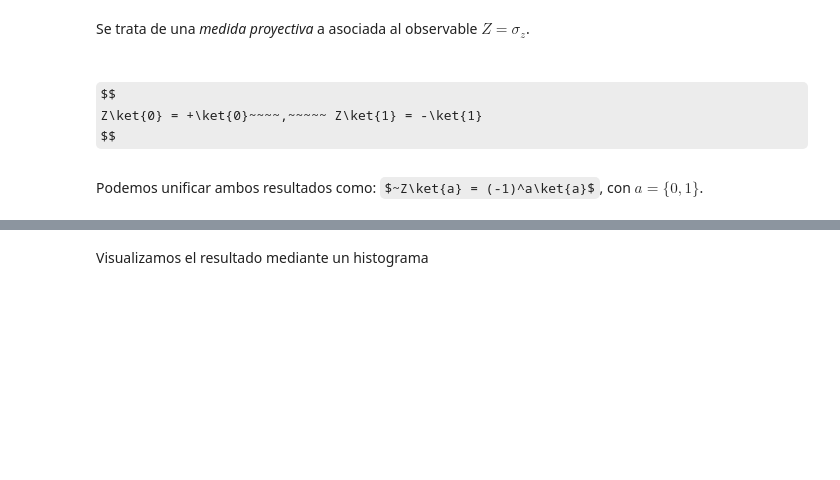
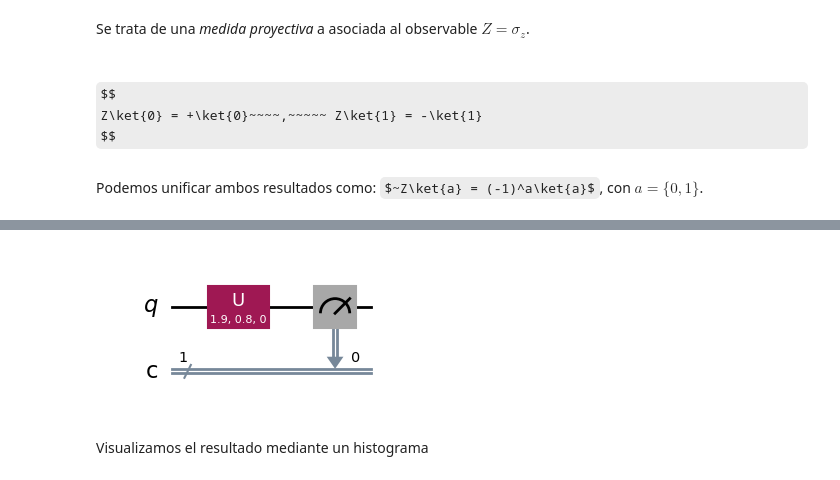
Before and after one commit to jamasole/FICC_notebook, a Jupyter notebook: 02_Cubits/024_El_Arte_de_Medir_I.ipynb, the cells around one changed output, grey strips where cells are left out. Cells and saved outputs as stored; diff of their text form; code cells hidden in the pictures; some formulas as TeX source; blank space fills up the shorter version.

```diff
--- a/02_Cubits/024_El_Arte_de_Medir_I.ipynb
+++ b/02_Cubits/024_El_Arte_de_Medir_I.ipynb
@@ -98,3 +106,21 @@ print(counts)
+# %%
+nshots = 10000
+# %%
+'''Qiskit_code_cell'''
+from qiskit import QuantumCircuit
+from qiskit_aer import AerSimulator
+simulator = AerSimulator()
+
+'generamos un circuito en el que inicializamos el estado psi'
+qc_psi_Qiskit = QuantumCircuit(1,1)
+qc_psi_Qiskit.u(theta,phi,0,0)
+qc_psi_Qiskit.measure(0,0)
+display(qc_psi_Qiskit.draw('mpl'))
+
+'ejecutamos un número de veces'
+counts_psi = simulator.run(qc_psi_Qiskit,shots=nshots).result().get_counts()
+# %% [output]
+[figure, added]
 # %% [markdown]
 Visualizamos el resultado mediante un histograma
 # %%
```
Also changed, not shown: parts of 78 cells of this notebook, 19 other files.
